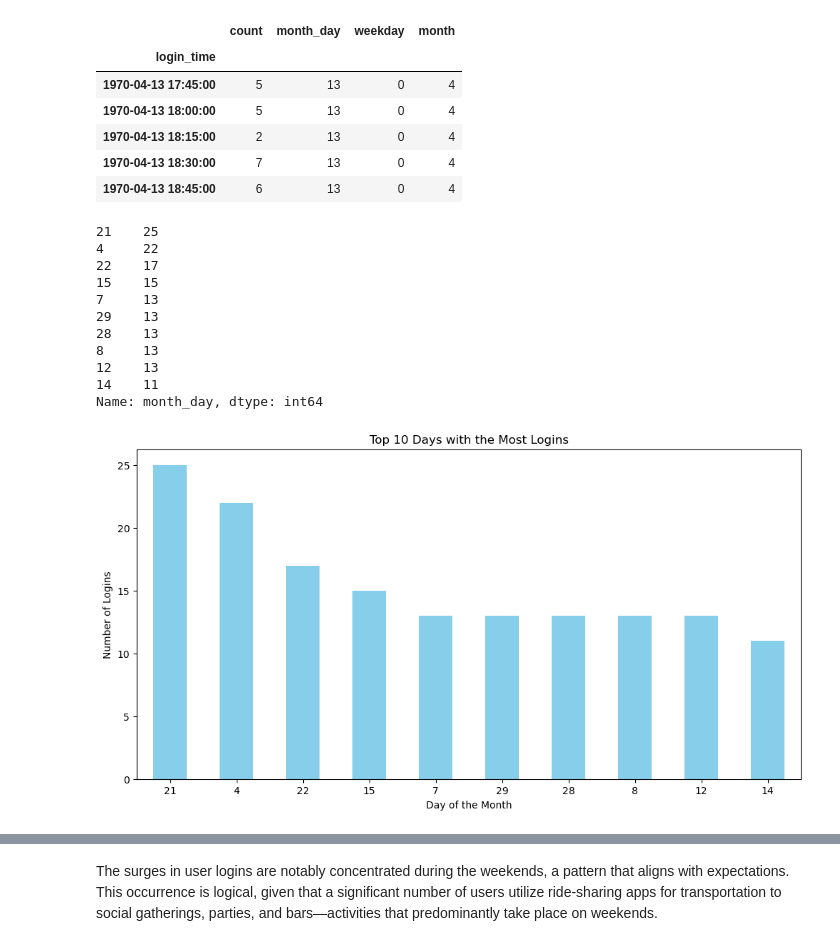
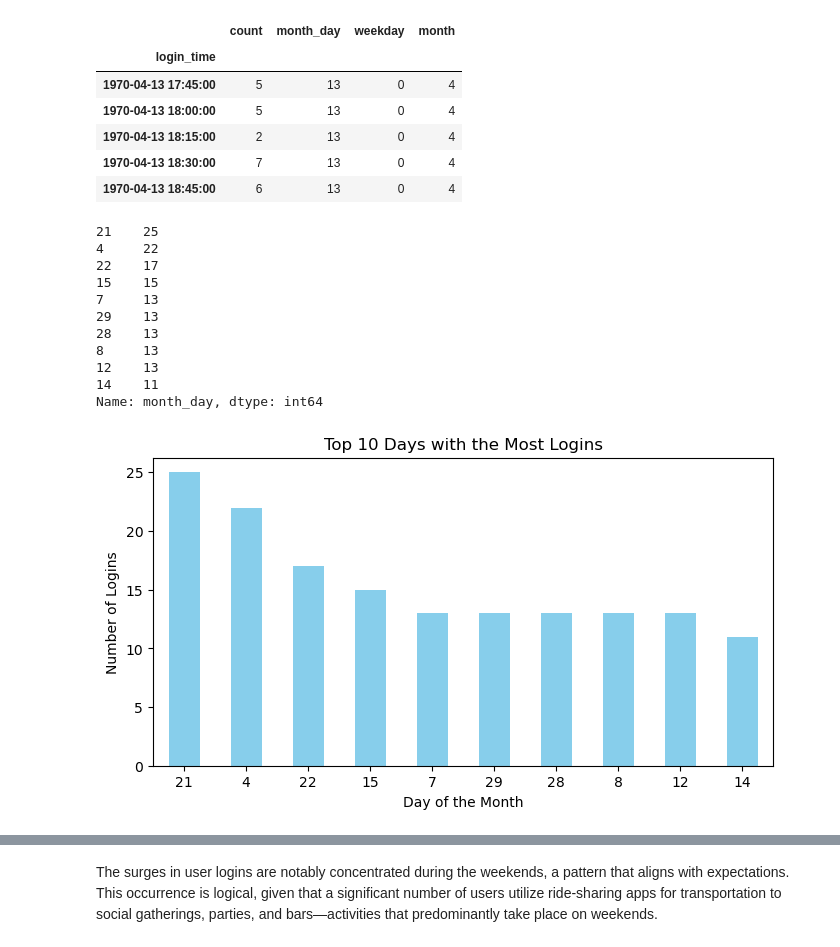
Before and after one commit to sabheen9/ultimate_challenge, a Jupyter notebook: Ultimate.ipynb, the cells around one changed output, grey strips where cells are left out. Saved outputs shown, nothing was run; the diff lists cells and outputs as text; code cells hidden in the pictures.

```diff
--- a/Ultimate.ipynb
+++ b/Ultimate.ipynb
@@ -126,32 +131,32 @@ logins_count.tail()
 # %%
 max_value = np.quantile(logins_count,0.99)
 logins_data = logins_count[logins_count['count']>max_value]
 
 # Count and print the top 10 values
 top_days = logins_data['month_day'].value_counts().head(10)
 print(top_days)
 
 # Plotting
-plt.figure(figsize=(12, 6))
+plt.figure(figsize=(8, 4))
 top_days.plot(kind='bar', color='skyblue')
 plt.xlabel('Day of the Month')
 plt.ylabel('Number of Logins')
 plt.title('Top 10 Days with the Most Logins')
 plt.xticks(rotation=0)  # Rotate x-axis labels for better readability
 plt.show()
 # %% [output]
 21    25
 4     22
 22    17
 15    15
 7     13
 29    13
 28    13
 8     13
 12    13
 14    11
 Name: month_day, dtype: int64
-[figure, old version]
+[figure, new version]
 # %%
 # Count and print the values
 weekday_counts = logins_data['weekday'].value_counts()
```
Also changed, not shown: parts of 16 cells of this notebook.
